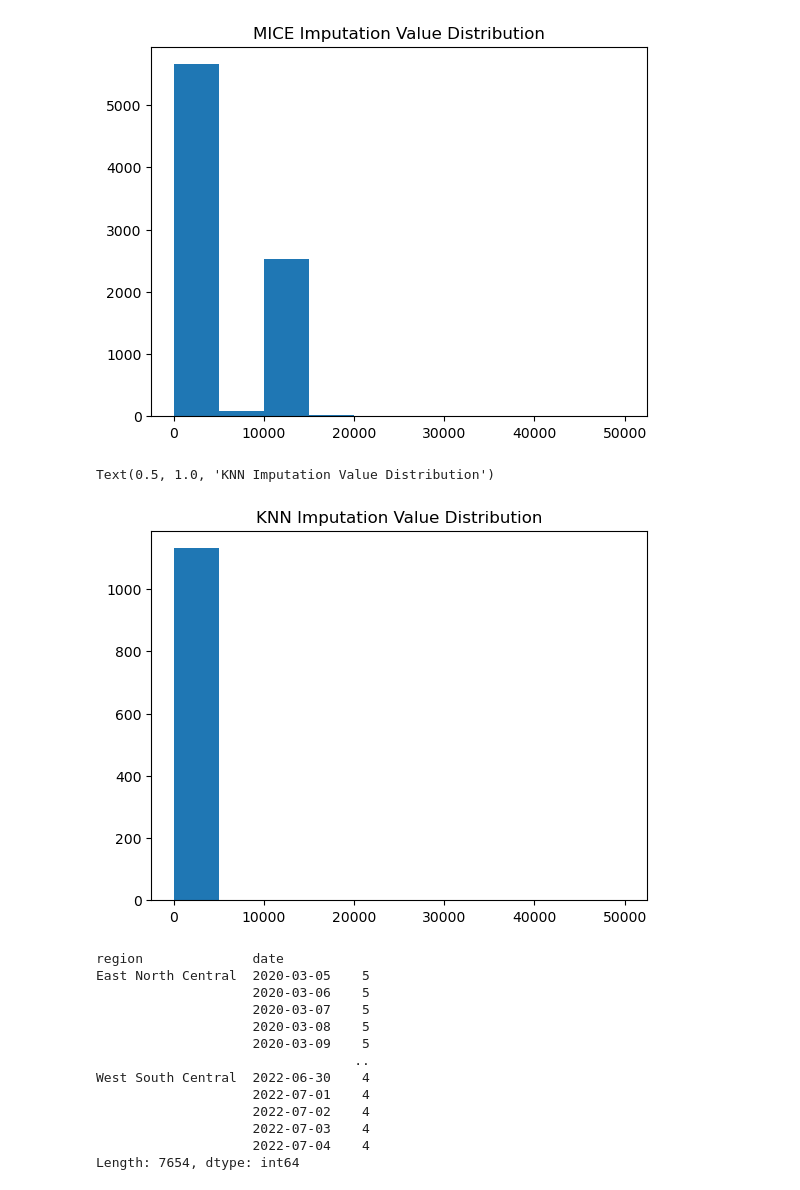
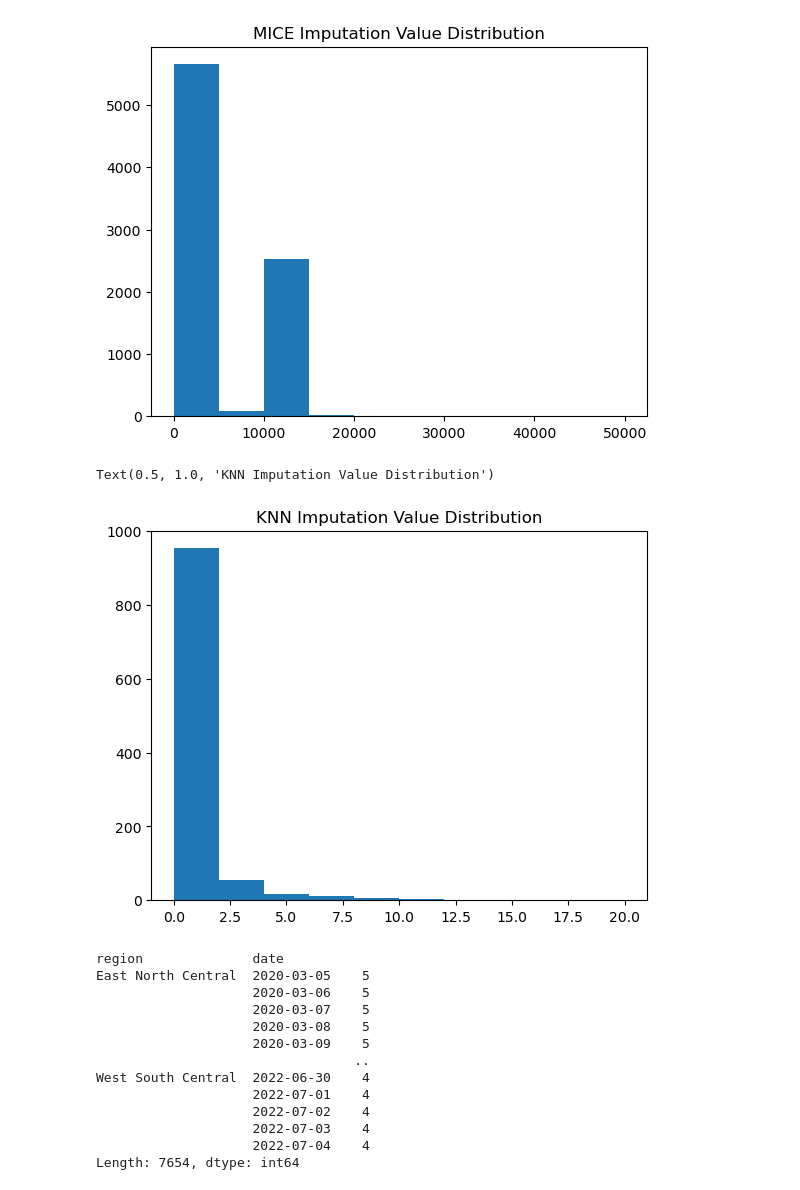
Before and after one commit to benmagevney/Stat390-Project, a Jupyter notebook: data_preparation/build_multivariate_data.ipynb, the cells around one changed output. Cells and saved outputs as stored; diff of their text form; code cells hidden in the pictures.

```diff
--- a/data_preparation/build_multivariate_data.ipynb
+++ b/data_preparation/build_multivariate_data.ipynb
@@ -73,6 +71,6 @@ imputedvals = mice.fit_transform(datanum)
 imputed_datanum1 = pd.DataFrame(imputedvals, columns = xddum.columns)
 # %%
 datanum = scaledx.copy()
-knn = KNNImputer(n_neighbors = 150)
+knn = KNNImputer(n_neighbors = 100)
 imputedvals2 = knn.fit_transform(datanum)
 knn_datanum = pd.DataFrame(imputedvals2, columns = xddum.columns)
@@ -93,9 +87,9 @@ plt.title('MICE Imputation Value Distribution')
 Text(0.5, 1.0, 'MICE Imputation Value Distribution')
 [figure]
 # %%
-plt.hist(knn_datanum[data_all.isna().any(axis = 1)].new_persons_fully_vaccinated_moderna, range = (0, 50000))
+plt.hist(knn_datanum[data_all.isna().any(axis = 1)].new_persons_fully_vaccinated_moderna, range = (0, 20))
 plt.title('KNN Imputation Value Distribution')
 # %% [output]
 Text(0.5, 1.0, 'KNN Imputation Value Distribution')
-[figure, old version]
+[figure, new version]
 # %%
```
Also changed, not shown: parts of 7 cells of this notebook, 1 other file.
